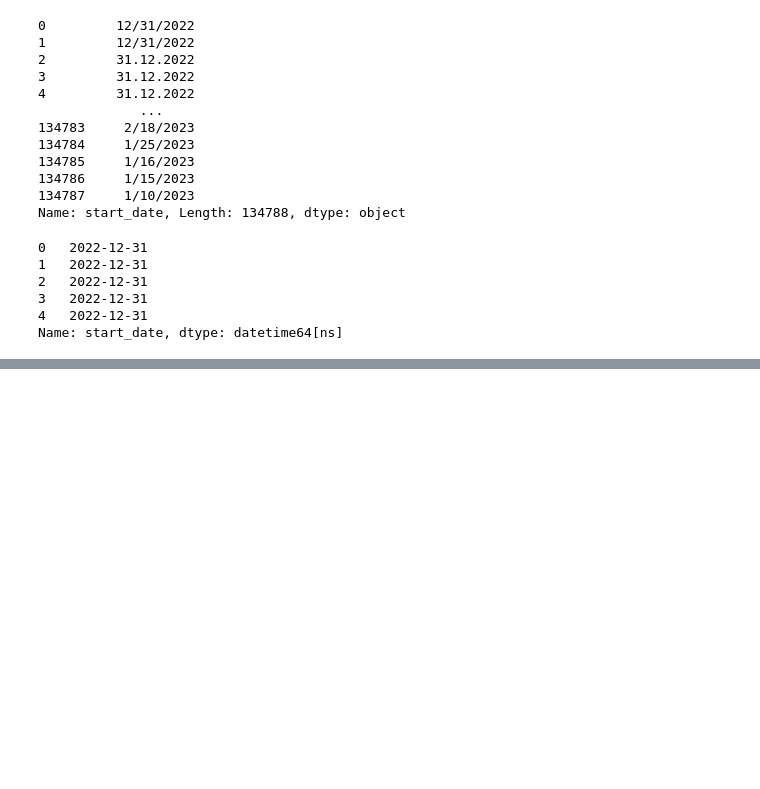
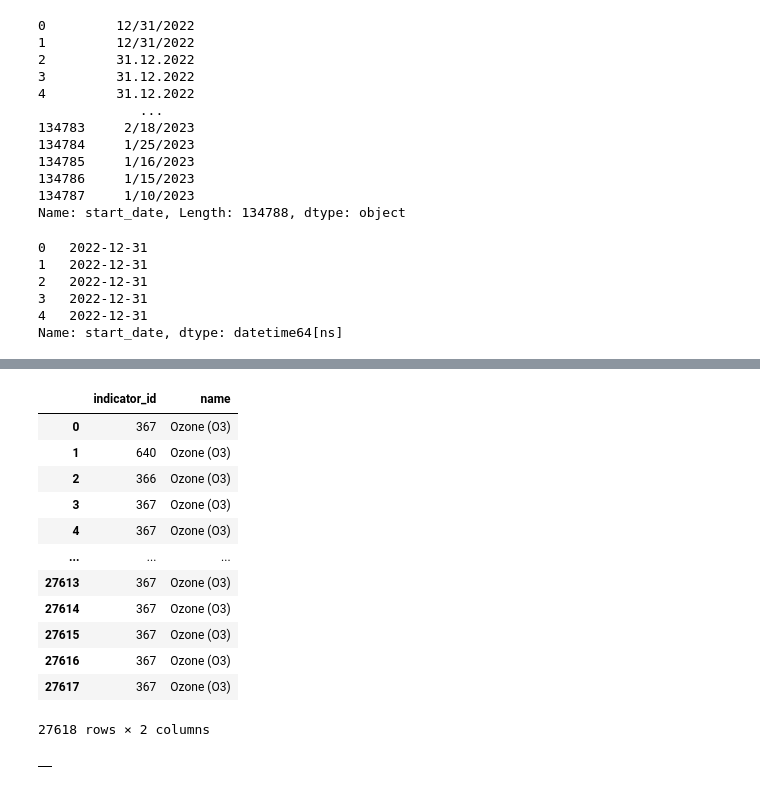
Before and after one commit to rvegrc/llm_agents, a Jupyter notebook: air_quality/air_quality.ipynb, the cells around one changed output, grey strips where cells are left out. Drawn from its saved outputs; the diff is of its cells as text; code cells hidden in the pictures; blank space fills up the shorter version.

```diff
--- a/air_quality/air_quality.ipynb
+++ b/air_quality/air_quality.ipynb
@@ -207,6 +213,7 @@ time_period        object
 start_date         object
 data_value         object
 dtype: object
-# %%
-# change data type of columns
-air_quality['data_value'] = air_quality['data_value'].astype(float)
+# %%
+# change data type of columns
+air_quality['data_value'] = air_quality['data_value'].replace(',', '.', regex=True).astype(float)
+air_quality['data_value'].head()
@@ -212,0 +227,4 @@ air_quality['data_value'] = air_quality['data_value'].astype(float)
+# %%
+# fill nan to 0 and change to int
+air_quality['geo_join_id'] = air_quality['geo_join_id'].fillna(0).astype('UInt32')
+air_quality['geo_join_id'].head()
@@ -259,0 +317,42 @@ pd.to_datetime(air_quality['start_date'], format='%Y-%m-%d')
+# %%
+client_ch.query_df(
+    '''
+    SELECT
+        a.indicator_id
+        ,a.name
+    FROM air_quality a
+    WHERE
+        name='Ozone (O3)'
+
+    '''
+)
+# %% [output]
+|  | indicator_id | name |
+| 0 | 367 | Ozone (O3) |
+| 1 | 640 | Ozone (O3) |
+| 2 | 366 | Ozone (O3) |
+| 3 | 367 | Ozone (O3) |
+| 4 | 367 | Ozone (O3) |
+| ... | ... | ... |
+| 27613 | 367 | Ozone (O3) |
+| 27614 | 367 | Ozone (O3) |
+| 27615 | 367 | Ozone (O3) |
+| 27616 | 367 | Ozone (O3) |
+| 27617 | 367 | Ozone (O3) |
+27618 rows × 2 columns
+# %%
+client_ch.query_df('''
+    SELECT
+        a.geo_place_name
+        , AVG(a.data_value) as avg_data_value
+        , COUNT(a.data_value) as count_data_value
+    FROM air_quality a
+    WHERE
+        a.name = 'Ozone (O3)'
+    GROUP BY a.geo_place_name, a.name
+    HAVING
+        avg_data_value > 65
+        AND count_data_value >= 255
+''')
+# %% [output]
+|  |
```
Also changed, not shown: parts of 19 cells of this notebook.
